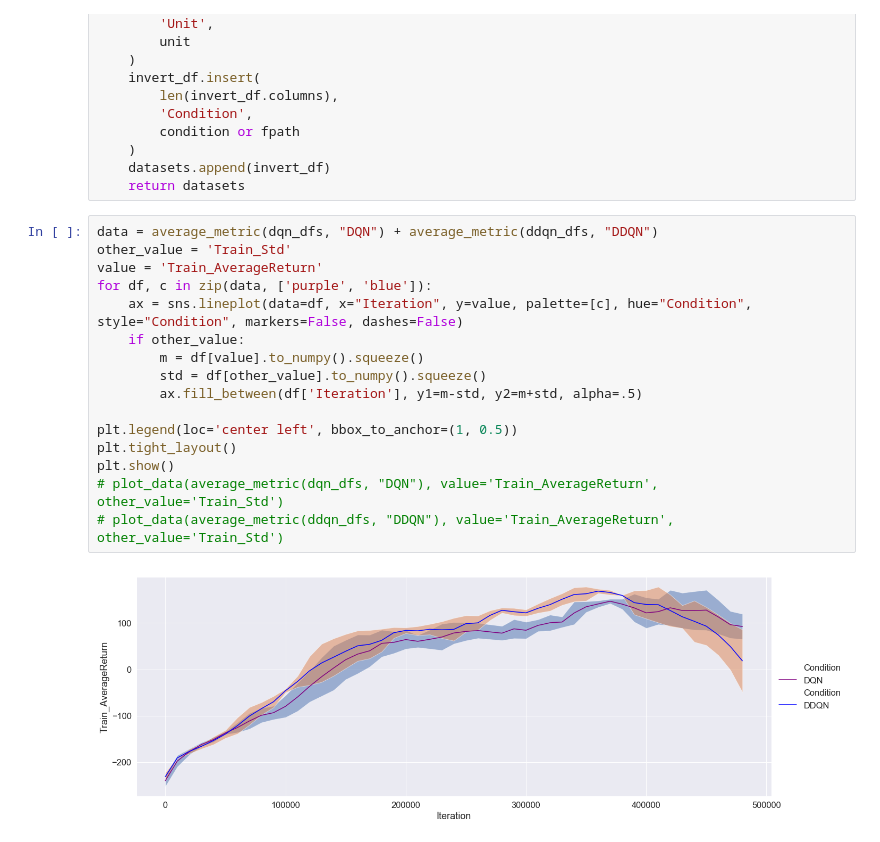
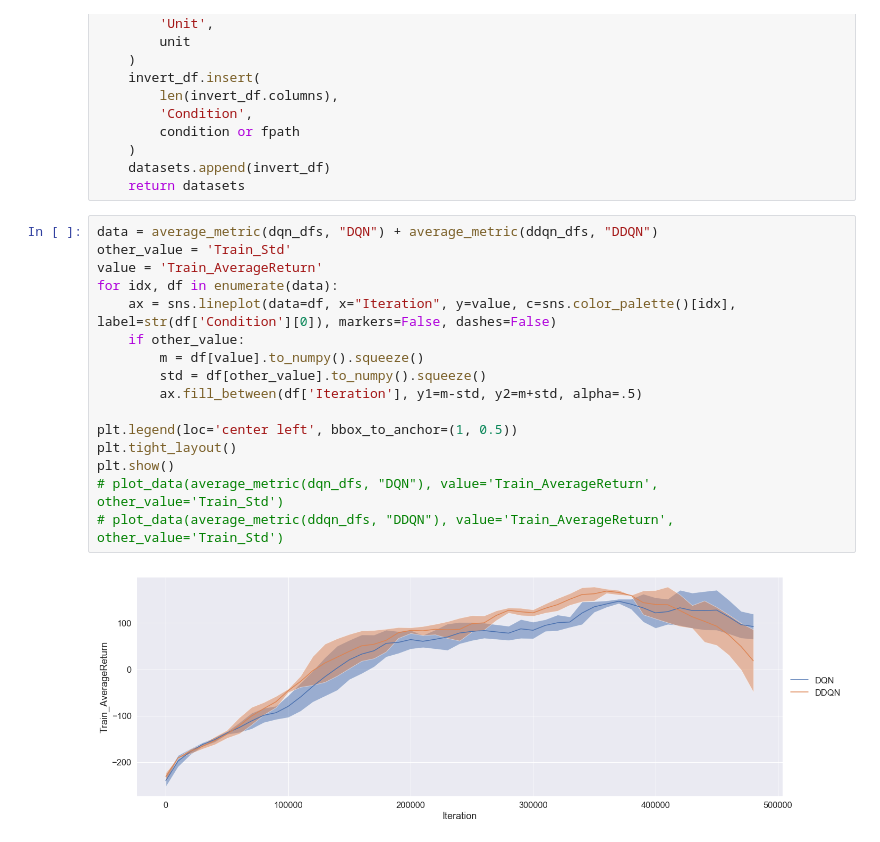
Before and after one commit to Max-Fu/homework_fall2020, a Jupyter notebook: hw3/cs285/visualization.ipynb, the cells around one changed output. Drawn from its saved outputs; the diff is of its cells as text.

Commit message:
visualization partially done

```diff
--- a/hw3/cs285/visualization.ipynb
+++ b/hw3/cs285/visualization.ipynb
@@ -224,18 +206,18 @@ def average_metric(dfs, condition, metric_name='Train_AverageReturn'):
 # %%
 data = average_metric(dqn_dfs, "DQN") + average_metric(ddqn_dfs, "DDQN")
 other_value = 'Train_Std'
 value = 'Train_AverageReturn'
-for df, c in zip(data, ['purple', 'blue']):
-    ax = sns.lineplot(data=df, x="Iteration", y=value, palette=[c], hue="Condition", style="Condition", markers=False, dashes=False)
+for idx, df in enumerate(data):
+    ax = sns.lineplot(data=df, x="Iteration", y=value, c=sns.color_palette()[idx], label=str(df['Condition'][0]), markers=False, dashes=False)
     if other_value:
         m = df[value].to_numpy().squeeze()
         std = df[other_value].to_numpy().squeeze()
         ax.fill_between(df['Iteration'], y1=m-std, y2=m+std, alpha=.5)
 
 plt.legend(loc='center left', bbox_to_anchor=(1, 0.5))
 plt.tight_layout()
 plt.show()
 # plot_data(average_metric(dqn_dfs, "DQN"), value='Train_AverageReturn', other_value='Train_Std')
 # plot_data(average_metric(ddqn_dfs, "DDQN"), value='Train_AverageReturn', other_value='Train_Std')
 # %% [output]
-[figure, old version]
+[figure, new version]
```
Also changed, not shown: parts of 17 cells of this notebook.
